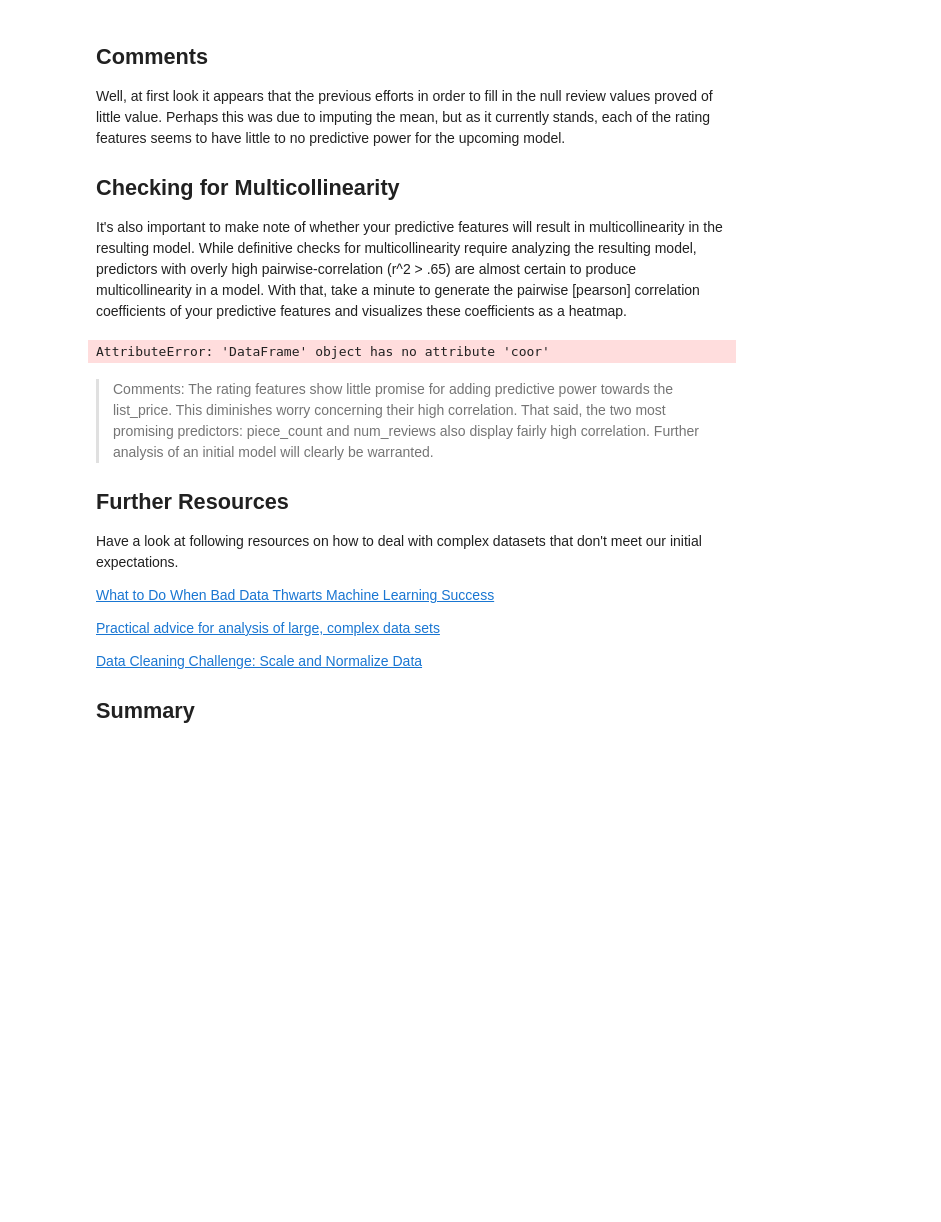
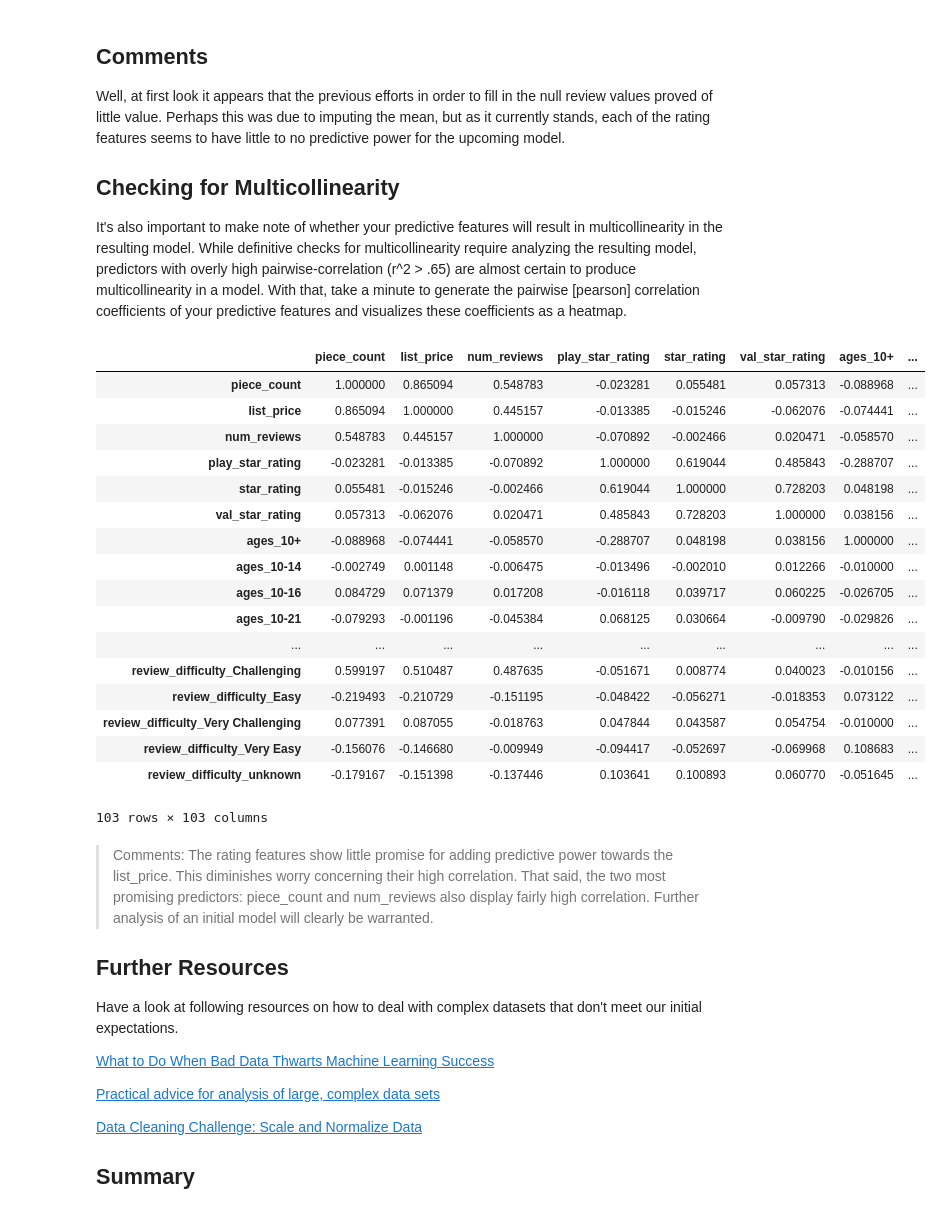
Before and after one commit to fleralle/dsc-exploring-your-data-lab-houston-ds-042219, a Jupyter notebook: index.ipynb, the cells around one changed output. Cells and saved outputs as stored; diff of their text form; code cells hidden in the pictures; blank space fills up the shorter version.

```diff
--- a/index.ipynb
+++ b/index.ipynb
@@ -110,9 +110,26 @@ Well, at first look it appears that the previous efforts in order to fill in the
 It's also important to make note of whether your predictive features will result in multicollinearity in the resulting model. While definitive checks for multicollinearity require analyzing the resulting model, predictors with overly high pairwise-correlation (r^2 > .65) are almost certain to produce multicollinearity in a model. With that, take a minute to generate the pairwise [pearson] correlation coefficients of your predictive features and visualizes these coefficients as a heatmap.
 # %%
 #Your code here
-df.coor()
+df.corr()
 # %% [output]
+|  | piece_count | list_price | num_reviews | play_star_rating | star_rating | val_star_rating | ages_10+ | ... |
+| piece_count | 1.000000 | 0.865094 | 0.548783 | -0.023281 | 0.055481 | 0.057313 | -0.088968 | ... |
+| list_price | 0.865094 | 1.000000 | 0.445157 | -0.013385 | -0.015246 | -0.062076 | -0.074441 | ... |
+| num_reviews | 0.548783 | 0.445157 | 1.000000 | -0.070892 | -0.002466 | 0.020471 | -0.058570 | ... |
+| play_star_rating | -0.023281 | -0.013385 | -0.070892 | 1.000000 | 0.619044 | 0.485843 | -0.288707 | ... |
+| star_rating | 0.055481 | -0.015246 | -0.002466 | 0.619044 | 1.000000 | 0.728203 | 0.048198 | ... |
+| val_star_rating | 0.057313 | -0.062076 | 0.020471 | 0.485843 | 0.728203 | 1.000000 | 0.038156 | ... |
+| ages_10+ | -0.088968 | -0.074441 | -0.058570 | -0.288707 | 0.048198 | 0.038156 | 1.000000 | ... |
+| ages_10-14 | -0.002749 | 0.001148 | -0.006475 | -0.013496 | -0.002010 | 0.012266 | -0.010000 | ... |
+| ages_10-16 | 0.084729 | 0.071379 | 0.017208 | -0.016118 | 0.039717 | 0.060225 | -0.026705 | ... |
+| ages_10-21 | -0.079293 | -0.001196 | -0.045384 | 0.068125 | 0.030664 | -0.009790 | -0.029826 | ... |
+| ... | ... | ... | ... | ... | ... | ... | ... | ... |
+| review_difficulty_Challenging | 0.599197 | 0.510487 | 0.487635 | -0.051671 | 0.008774 | 0.040023 | -0.010156 | ... |
+| review_difficulty_Easy | -0.219493 | -0.210729 | -0.151195 | -0.048422 | -0.056271 | -0.018353 | 0.073122 | ... |
+| review_difficulty_Very Challenging | 0.077391 | 0.087055 | -0.018763 | 0.047844 | 0.043587 | 0.054754 | -0.010000 | ... |
+| review_difficulty_Very Easy | -0.156076 | -0.146680 | -0.009949 | -0.094417 | -0.052697 | -0.069968 | 0.108683 | ... |
+| review_difficulty_unknown | -0.179167 | -0.151398 | -0.137446 | 0.103641 | 0.100893 | 0.060770 | -0.051645 | ... |
-AttributeError: 'DataFrame' object has no attribute 'coor'
+103 rows × 103 columns
 # %%
 #Your code here
 # %% [markdown]
```
